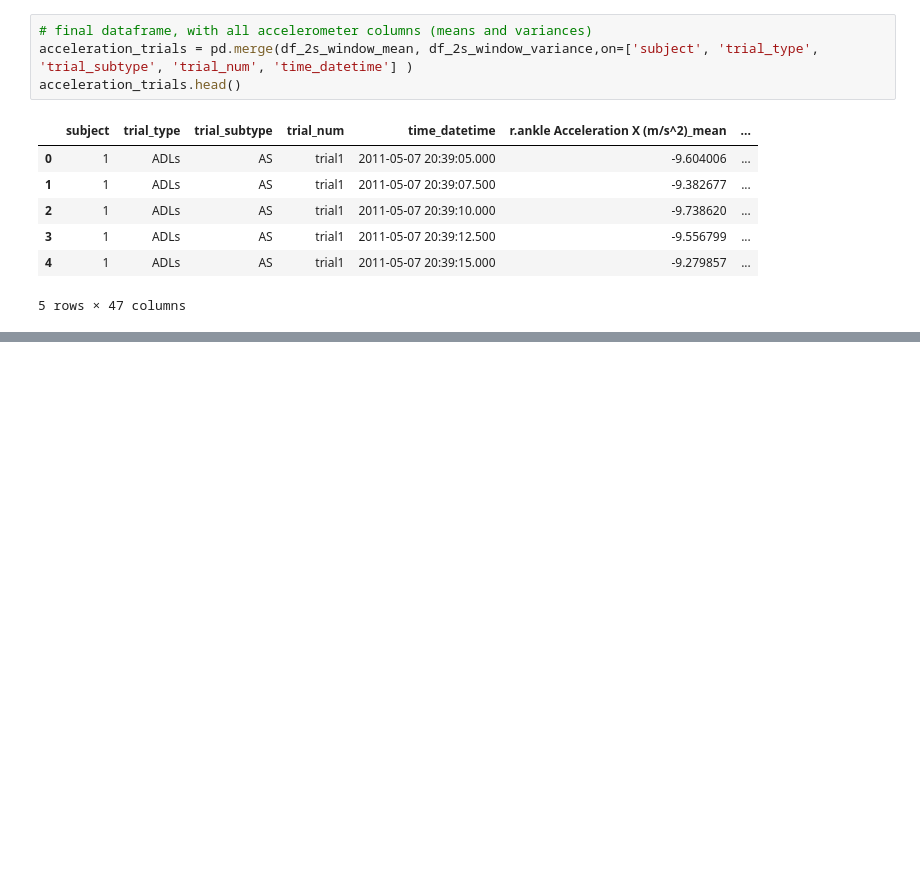
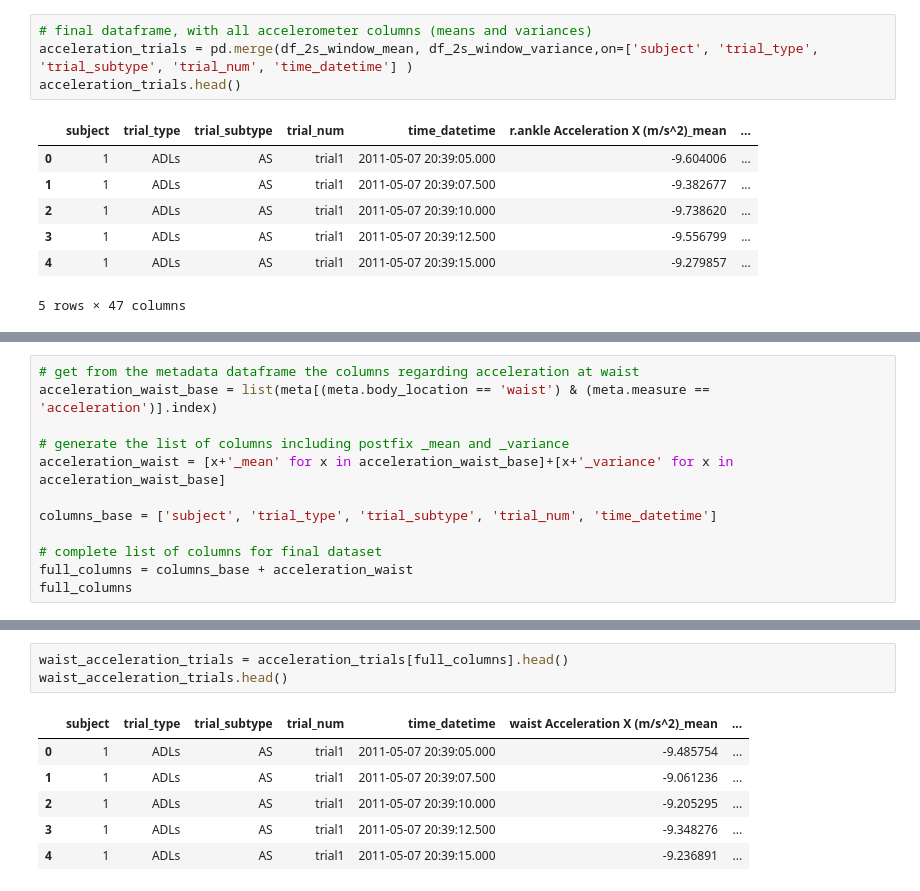
Before and after one commit to mdrmuhaimin/BigData2, a Jupyter notebook: code/preprocessing.ipynb, the cells around one changed output, grey strips where cells are left out. Saved outputs shown, nothing was run; the diff lists cells and outputs as text; blank space fills up the shorter version.

```diff
--- a/code/preprocessing.ipynb
+++ b/code/preprocessing.ipynb
@@ -237,0 +219,12 @@ acceleration_trials
+# %%
+# get from the metadata dataframe the columns regarding acceleration at waist
+acceleration_waist_base = list(meta[(meta.body_location == 'waist') & (meta.measure == 'acceleration')].index)
+
+# generate the list of columns including postfix _mean and _variance
+acceleration_waist = [x+'_mean' for x in acceleration_waist_base]+[x+'_variance' for x in acceleration_waist_base]
+
+columns_base = ['subject', 'trial_type', 'trial_subtype', 'trial_num', 'time_datetime']
+
+# complete list of columns for final dataset
+full_columns = columns_base + acceleration_waist
+full_columns
@@ -237,0 +243,10 @@ acceleration_trials
+# %%
+waist_acceleration_trials = acceleration_trials[full_columns].head()
+waist_acceleration_trials.head()
+# %% [output]
+|  | subject | trial_type | trial_subtype | trial_num | time_datetime | waist Acceleration X (m/s^2)_mean | ... |
+| 0 | 1 | ADLs | AS | trial1 | 2011-05-07 20:39:05.000 | -9.485754 | ... |
+| 1 | 1 | ADLs | AS | trial1 | 2011-05-07 20:39:07.500 | -9.061236 | ... |
+| 2 | 1 | ADLs | AS | trial1 | 2011-05-07 20:39:10.000 | -9.205295 | ... |
+| 3 | 1 | ADLs | AS | trial1 | 2011-05-07 20:39:12.500 | -9.348276 | ... |
+| 4 | 1 | ADLs | AS | trial1 | 2011-05-07 20:39:15.000 | -9.236891 | ... |
```
Also changed, not shown: parts of 3 cells of this notebook.
